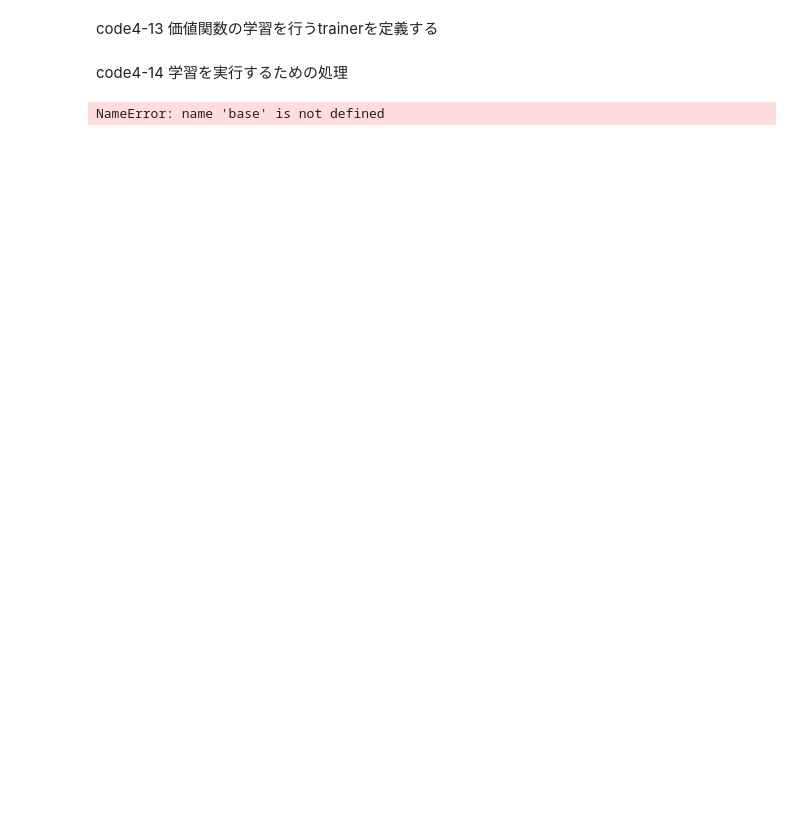
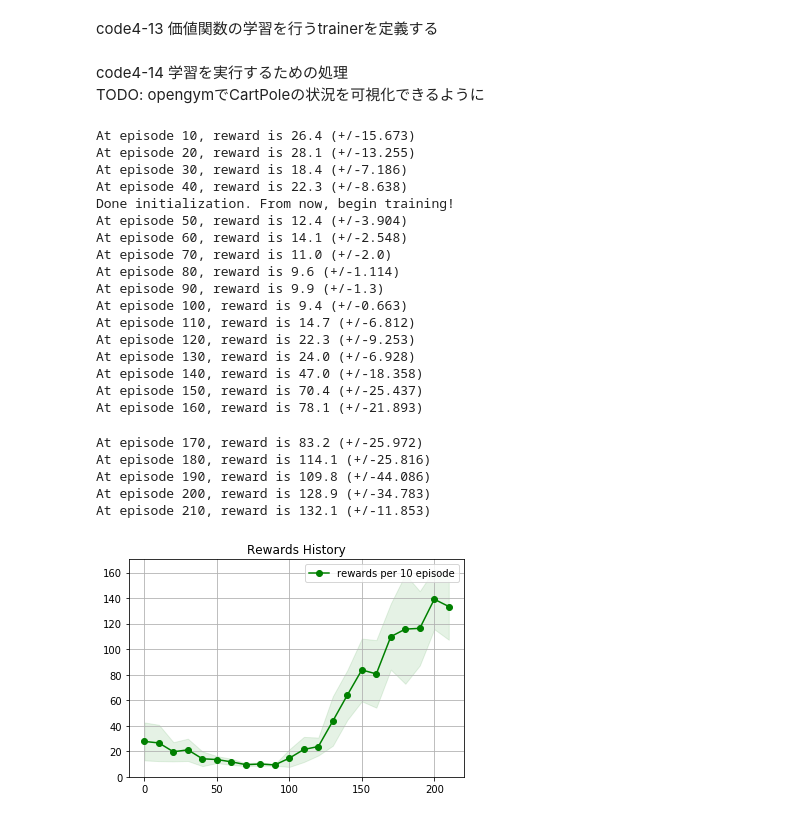
Before and after one commit to kenta608/baby-steps-of-rl, a Jupyter notebook: notebooks/day4-2_CartPole.ipynb, the cells around one changed output. Cells and saved outputs as stored; diff of their text form; code cells hidden in the pictures; blank space fills up the shorter version.

```diff
--- a/notebooks/day4-2_CartPole.ipynb
+++ b/notebooks/day4-2_CartPole.ipynb
@@ -12,6 +17,7 @@ import numpy as np
 import tensorflow as tf
 from tensorflow.python import keras as K
 from PIL import Image
+import matplotlib.pyplot as plt
 
 # s: 状態, a: 行動, r: 報酬, n_s: 遷移先の状態, d: エピソード終了フラグ
 Experience = namedtuple("Experience", ["s", "a", "r", "n_s", "d"])
@@ -25,38 +31,44 @@ class FNAgent():
         self.estimate_probs = False
         self.initialized = False
 
-    # 学習したagentの保存
     def save(self, model_path):
+        """学習したagentの保存"""
         self.model.save(model_path, overwrite=True, include_optimizer=False)
 
-    # 学習したagentの読み込み
     # クラス自体から呼び出せる
     # (ex) クラスAが定義されており、hogeというクラスメソッドがある場合、A.hogeでアクセスできる (インスタンス化しなくて良い)
     @classmethod
     def load(cls, env, model_path, epsilon=0.0001):
+        """学習したエージェントの読込"""
         actions = list(range(env.action_space.n))
         agent = cls(epsilon, actions)
         agent.model = K.models.load_model(model_path)
         agent.initialized = True
         return agent
 
-    # パラメータを持つ関数の初期化
     # 実装は継承先のクラスに委任
     def initialize(self, experience):
+        """エージェントに内包されているモデルの初期化"""
         raise NotImplementedError("You have to implement initialize method.")
 
-    # 関数による予測
     # 実装は継承先のクラスに委任
     def estimate(self, s):
+        """状態sの価値をモデルによって予測する"""
         raise NotImplementedError("You have to implement estimate method.")
 
-    # パラメータの更新
     # 実装は継承先のクラスに委任
     def update(self, experiences, gamma):
+        """エージェントが実際に行動して得られた報酬による学習"""
         raise NotImplementedError("You have to implement update method.")
 
     # epsilon_greedy法
     def policy(self, s):
+        """行動時の方針
+        epsilon_greedy法 確率epsilonでランダムに行動
+        1-epsilonの確率で次の行動を行う
+        * 予測が行動確率(estimate_prob=True)の場合はその確率に従って行動をサンプリングする
+        * ↑でない場合は各状態における価値の中から最大のものを選ぶ
+        """
         if np.random.random() < self.epsilon or not self.initialized:
             return np.random.randint(len(self.actions))
         else:
@@ -69,6 +81,7 @@ class FNAgent():
 
 
     def play(self, env, episode_count=5, render=True):
+        """実際にエージェントの行動をシミュレーションする関数"""
         for e in range(episode_count):
             s = env.reset()
             done = False
@@ -100,7 +113,7 @@ class Trainer():
         self.training_count = 0
         self.reward_log = []
 
-    # 要解明
+    # 要解明 (どこかで使われている？ -> 使われてない)
     # property: hoge.trainer_nameで呼び出せるように
     @property
     def trainer_name(self):
@@ -110,9 +123,12 @@ class Trainer():
         snaked = snaked.replace("_trainer", "")
         return snaked
 
-    # 学習を行う
     def train_loop(self, env, agent, episode=200, initial_count=-1,
                    render=False, observe_interval=0):
+        """メインの学習ループ
+        * 1エピソード(?)(CartPoleの場合はおそらく棒が倒れるまで?)終わるまで行動させる
+          * この行動の最中、buffer_size分経験が蓄積されたら学習を行う
+        """
         self.experiences = deque(maxlen=self.buffer_size)
         self.training = False
         self.training_count = 0
@@ -148,7 +164,8 @@ class Trainer():
                 step_count += 1
             else:
                 self.episode_end(i, step_count, agent)
-                # フラグを立てる
+                # initial_countだけエピソードが終了した際にも学習開始する
+                # buffer_size一杯にならなくても行う
                 if not self.training and \
                    initial_count > 0 and i >= initial_count:
                     self.begin_train(i, agent)
@@ -349,6 +370,7 @@ class ValueFunctionAgent(FNAgent):
     def initialize(self, experiences):
         """学習モデル、状態の初期化"""
         scaler = StandardScaler()
+        # 価値関数
         estimator = MLPRegressor(hidden_layer_sizes=(10, 10), max_iter=1) # ノード数が10の隠れ層が2つ
         self.model = Pipeline([("scaler", scaler), ("estimator", estimator)])
 
@@ -368,7 +390,7 @@ class ValueFunctionAgent(FNAgent):
     def _predict(self, states):
         """
         その状態における行動の価値を返す
-        学習前の場合はランダムな値を返す(initialized=Trueになっている時は学習後?)
+        モデルがないorモデルを読み込む前の場合はランダムな値を返す
         """
         if self.initialized:
             predicteds = self.model.predict(states)
@@ -434,4 +459,5 @@ class ValueFunctionTrainer(Trainer):
             self.logger.describe("reward", recent_rewards, episode=episode)
 # %% [markdown]
 code4-14 学習を実行するための処理
+TODO: opengymでCartPoleの状況を可視化できるように
 # %%
@@ -449,11 +477,36 @@ def main(play):
 
         trained.save(path)
 # %%
+import argparse
+from IPython import display
+
 parser = argparse.ArgumentParser(description="VF Agent")
 parser.add_argument("--play", action="store_true", help="play with trained model")
 
 args = parser.parse_args(args=[])
-args.play = True
+# args.play = True できない
 main(args.play)
 # %% [output]
-NameError: name 'base' is not defined
+At episode 10, reward is 26.4 (+/-15.673)
+At episode 20, reward is 28.1 (+/-13.255)
+At episode 30, reward is 18.4 (+/-7.186)
+At episode 40, reward is 22.3 (+/-8.638)
+Done initialization. From now, begin training!
+At episode 50, reward is 12.4 (+/-3.904)
+At episode 60, reward is 14.1 (+/-2.548)
+At episode 70, reward is 11.0 (+/-2.0)
+At episode 80, reward is 9.6 (+/-1.114)
+At episode 90, reward is 9.9 (+/-1.3)
+At episode 100, reward is 9.4 (+/-0.663)
+At episode 110, reward is 14.7 (+/-6.812)
+At episode 120, reward is 22.3 (+/-9.253)
+At episode 130, reward is 24.0 (+/-6.928)
+At episode 140, reward is 47.0 (+/-18.358)
+At episode 150, reward is 70.4 (+/-25.437)
+At episode 160, reward is 78.1 (+/-21.893)
+At episode 170, reward is 83.2 (+/-25.972)
+At episode 180, reward is 114.1 (+/-25.816)
+At episode 190, reward is 109.8 (+/-44.086)
+At episode 200, reward is 128.9 (+/-34.783)
+At episode 210, reward is 132.1 (+/-11.853)
+[figure, added]
```
Also changed, not shown: parts of 6 cells of this notebook, 1 other file.
